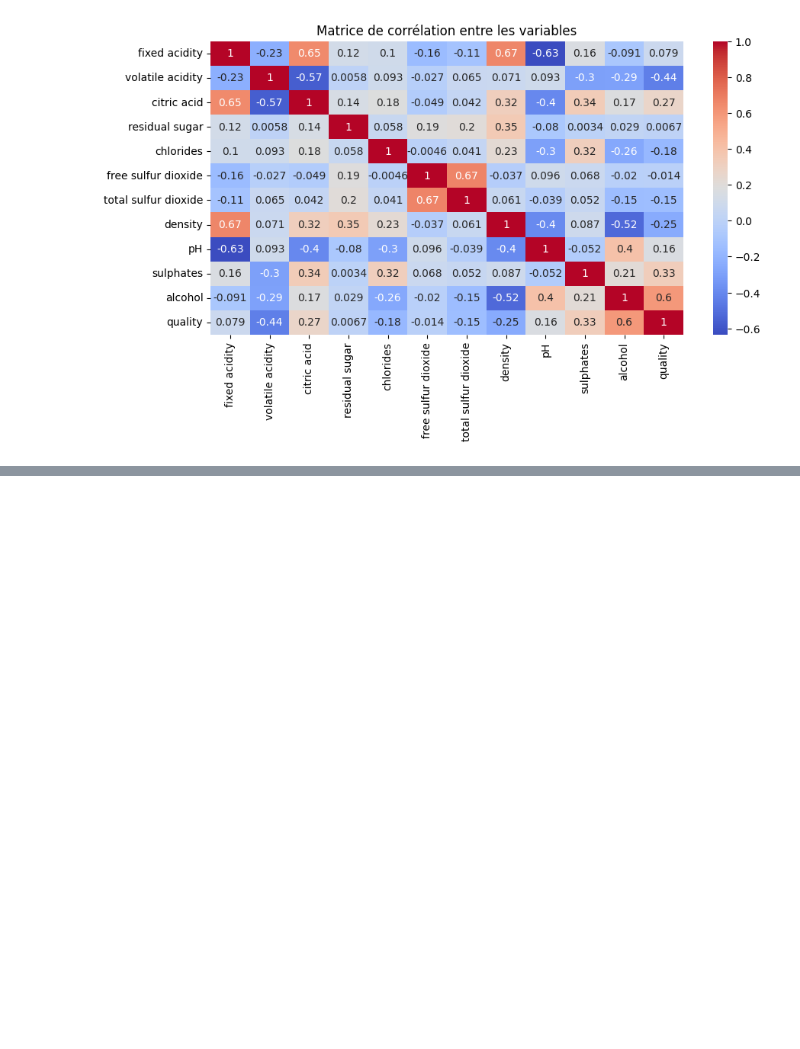
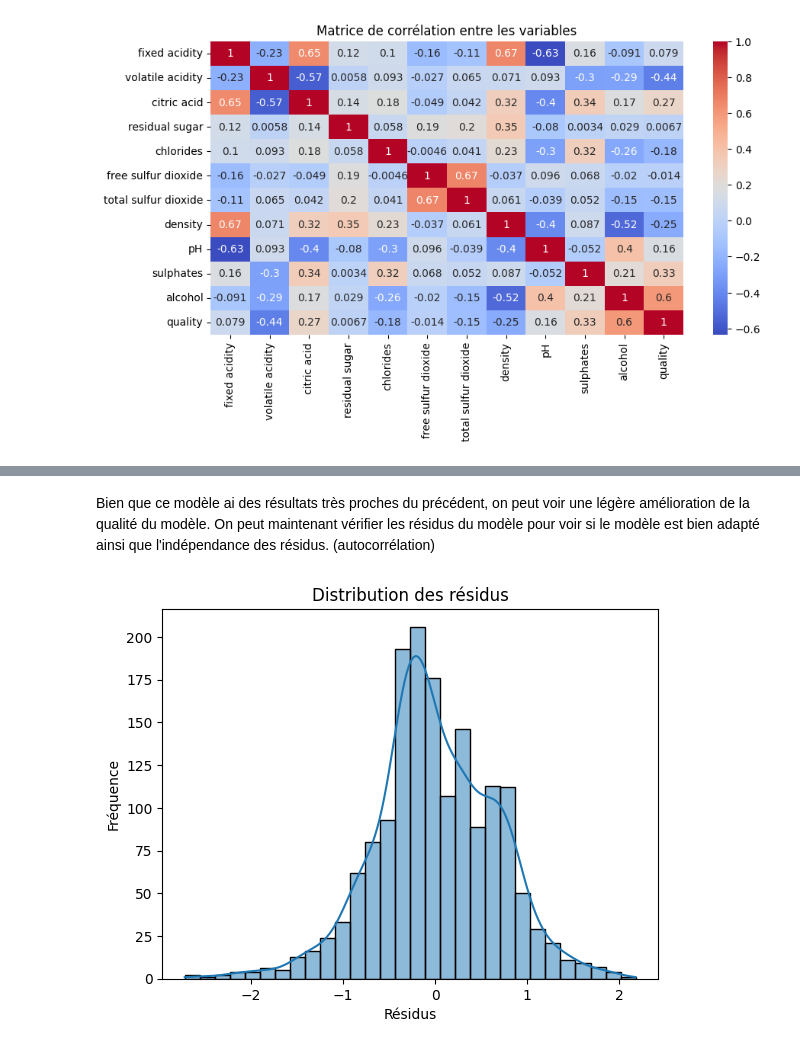
Before and after one commit to PhilippeMath49/ProjetVinasse, a Jupyter notebook: src/Notebook.ipynb, the cells around one changed output, grey strips where cells are left out. Drawn from its saved outputs; the diff is of its cells as text; code cells hidden in the pictures; blank space fills up the shorter version.

```diff
--- a/src/Notebook.ipynb
+++ b/src/Notebook.ipynb
@@ -565,0 +568,13 @@ Notes:
+# %%
+X = df_quality[['alcohol', 'volatile acidity', 'sulphates']]
+y = df_quality['quality']
+
+# Adding a constant to the model (for the intercept)
+X = sm.add_constant(X)
+
+# Fitting the model
+model = sm.OLS(y, X).fit()
+
+# Getting the summary of the regression model
+model_summary = model.summary()
+model_summary
@@ -565,0 +603,16 @@ Notes:
+# %% [markdown]
+Bien que ce modèle ai des résultats très proches du précédent, on peut voir une légère amélioration de la qualité du modèle.
+On peut maintenant vérifier les résidus du modèle pour voir si le modèle est bien adapté ainsi que l'indépendance des résidus. (autocorrélation)
+# %%
+# Récupérer les résidus
+residuals = model.resid
+import seaborn as sns
+import matplotlib.pyplot as plt
+
+sns.histplot(residuals, bins=30, kde=True)
+plt.xlabel("Résidus")
+plt.ylabel("Fréquence")
+plt.title("Distribution des résidus")
+plt.show()
+# %% [output]
+[figure, added]
```
Also changed, not shown: parts of 7 cells of this notebook.
